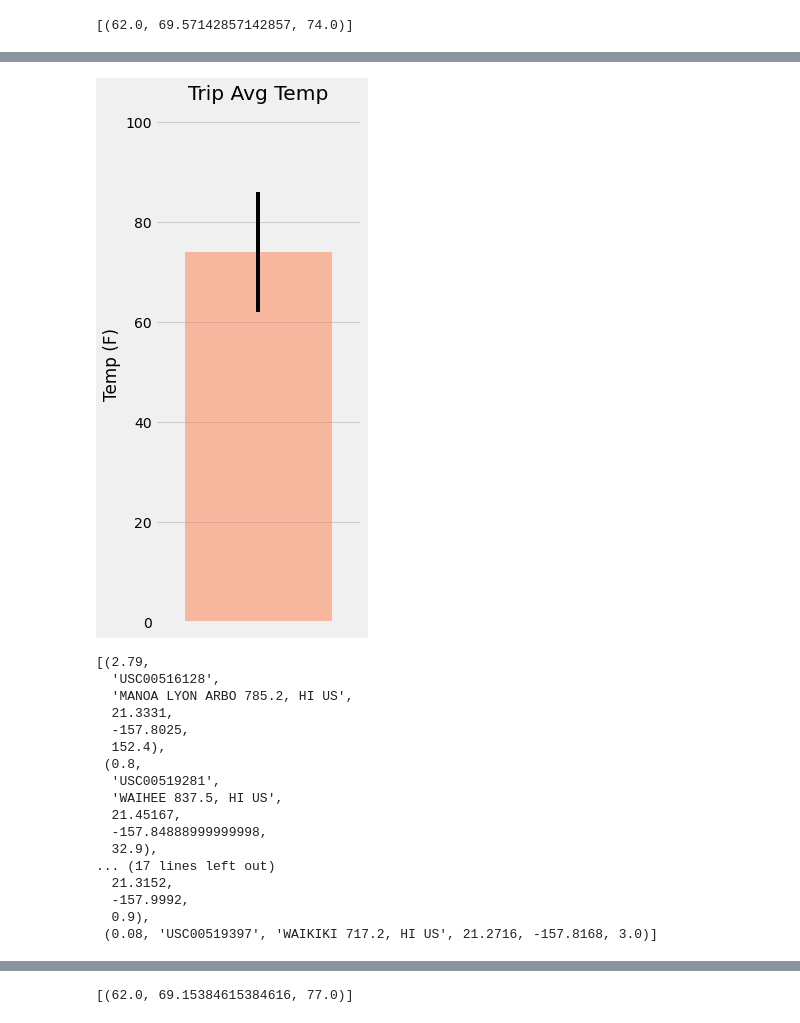
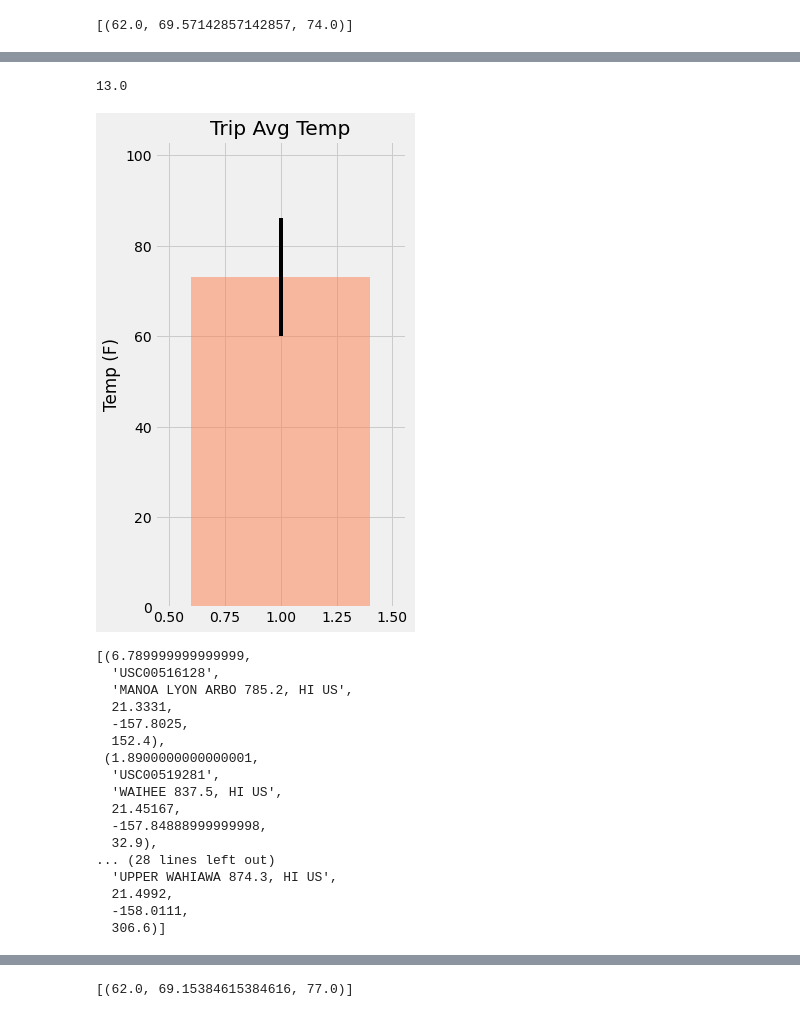
Before and after one commit to lmfao415/sqlalchemy-challenge, a Jupyter notebook: climate_starter.ipynb, the cells around one changed output, grey strips where cells are left out. Saved outputs shown, nothing was run; the diff lists cells and outputs as text; code cells hidden in the pictures.

```diff
--- a/climate_starter.ipynb
+++ b/climate_starter.ipynb
@@ -431,4 +258,8 @@ my_temps
 # %%
 # Use your previous function `calc_temps` to calculate the tmin, tavg, and tmax
 # for your trip using the previous year's data for those same dates.
+my_temps = calc_temps('2012-06-20', '2012-06-27')
+my_temps
+xmin, xavg, xmax = my_temps[0]
+xmin, xavg, xmax
 # %% [output]
@@ -441,27 +267,41 @@ plt.bar(1, 70.24, width = .1, yerr = 6)
+# %%
+t_error = xmax-xmin
+t_error
+# %% [output]
+13.0
 # %%
 # Plot the results from your previous query as a bar chart.
 # Use "Trip Avg Temp" as your Title
 # Use the average temperature for the y value
 # Use the peak-to-peak (tmax-tmin) value as the y error bar (yerr)
+fig, ax = plt.subplots(figsize=plt.figaspect(2.))
+ax.bar(1, xavg, yerr = t_error, color="coral", alpha=.5)
+ax.margins(.2, .2)
+ax.set_ylabel("Temp (F)")
+ax.set_title("Trip Avg Temp")
+plt.show()
 # %% [output]
-[figure, old version]
+[figure, new version]
 # %%
-session.query(func.sum(measurement.prcp), station.station, station.name, station.latitude, station.longitude, station.elevation).filter(measurement.date >= '2012-04-20').filter(measurement.station==station.station).filter(measurement.date <= '2012-04-27').group_by(station.station).order_by(func.sum(measurement.prcp).desc()).all()
+# Calculate the total amount of rainfall per weather station for your trip dates using the previous year's matching dates.
+# Sort this in descending order by precipitation amount and list the station, name, latitude, longitude, and elevation
+
+session.query(func.sum(measurement.prcp), station.station, station.name, station.latitude, station.longitude, station.elevation).filter(measurement.date >= '2012-06-20').filter(measurement.station==station.station).filter(measurement.date <= '2012-06-27').group_by(station.station).order_by(func.sum(measurement.prcp).desc()).all()
 # %% [output]
-[(2.79,
+[(6.789999999999999,
   'USC00516128',
   'MANOA LYON ARBO 785.2, HI US',
   21.3331,
   -157.8025,
   152.4),
- (0.8,
+ (1.8900000000000001,
   'USC00519281',
   'WAIHEE 837.5, HI US',
   21.45167,
   -157.84888999999998,
   32.9),
-... (17 lines left out)
-  21.3152,
-  -157.9992,
-  0.9),
- (0.08, 'USC00519397', 'WAIKIKI 717.2, HI US', 21.2716, -157.8168, 3.0)]
+... (28 lines left out)
+  'UPPER WAHIAWA 874.3, HI US',
+  21.4992,
+  -158.0111,
+  306.6)]
```
Also changed, not shown: parts of 43 cells of this notebook, 1 other file.
